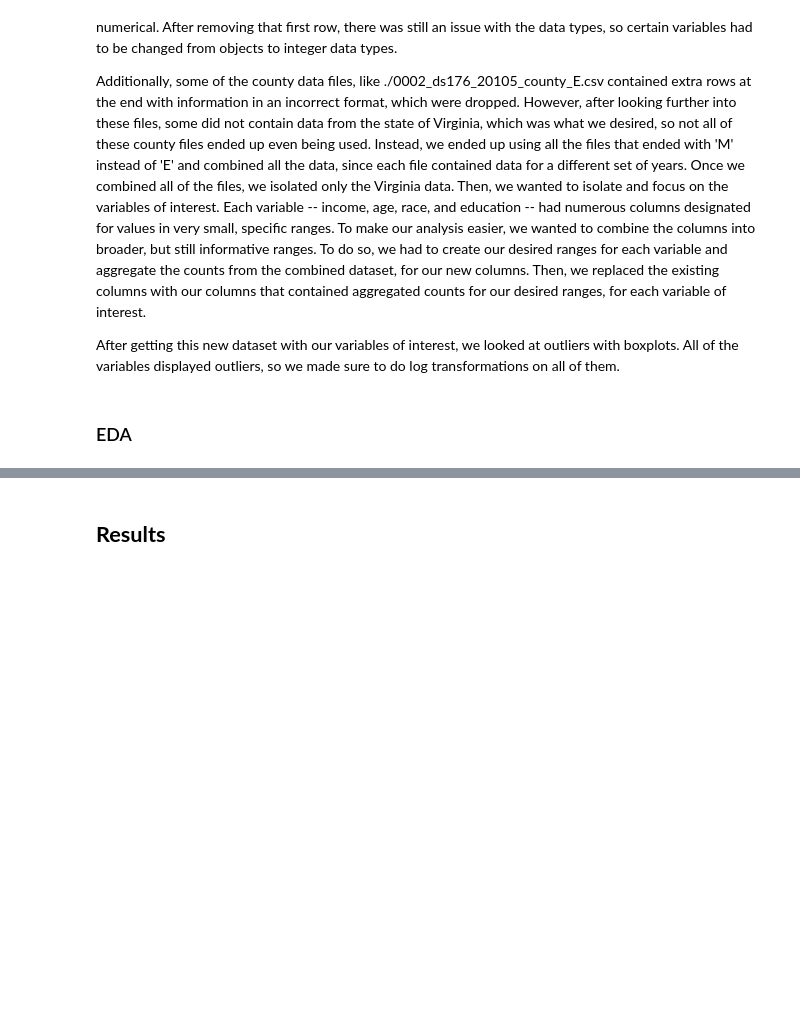
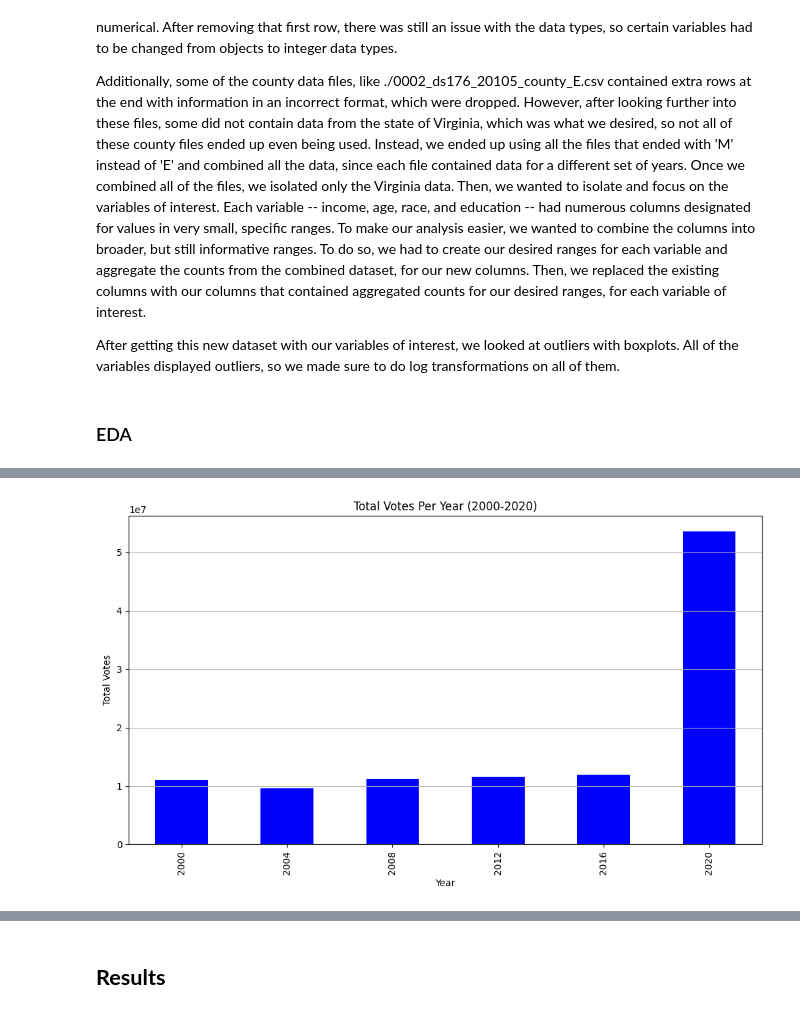
Before and after one commit to amolaka/Notable-Projects, a Jupyter notebook: Voting_Project_Paper.ipynb, the cells around one changed output, grey strips where cells are left out. Saved outputs shown, nothing was run; the diff lists cells and outputs as text; code cells hidden in the pictures; blank space fills up the shorter version.

```diff
--- a/Voting_Project_Paper.ipynb
+++ b/Voting_Project_Paper.ipynb
@@ -52,0 +58,3 @@ After getting this new dataset with our variables of interest, we looked at outl
+# %%
+# upload cleaned data
+vdf = pd.read_csv('/content/DS-3001---Voting-Project/clean_data/voting_VA_clean.csv') # Load cleaned historical voting data
@@ -52,0 +70,19 @@ After getting this new dataset with our variables of interest, we looked at outl
+# %%
+# creating a bar plot to help visualize the changing in voting population overtime before considering other trends
+
+total_votes_per_year = vdf.groupby('year')['totalvotes'].sum()
+# Plotting the results
+plt.figure(figsize=(10, 6))
+total_votes_per_year.plot(kind='bar', color='blue')
+
+# Adding labels and title
+plt.title('Total Votes Per Year (2000-2020)')
+plt.xlabel('Year')
+plt.ylabel('Total Votes')
+
+# Display the plot
+plt.grid(axis='y')
+plt.tight_layout()
+plt.show()
+# %% [output]
+[figure, added]
```
Also changed, not shown: parts of 20 cells of this notebook.
